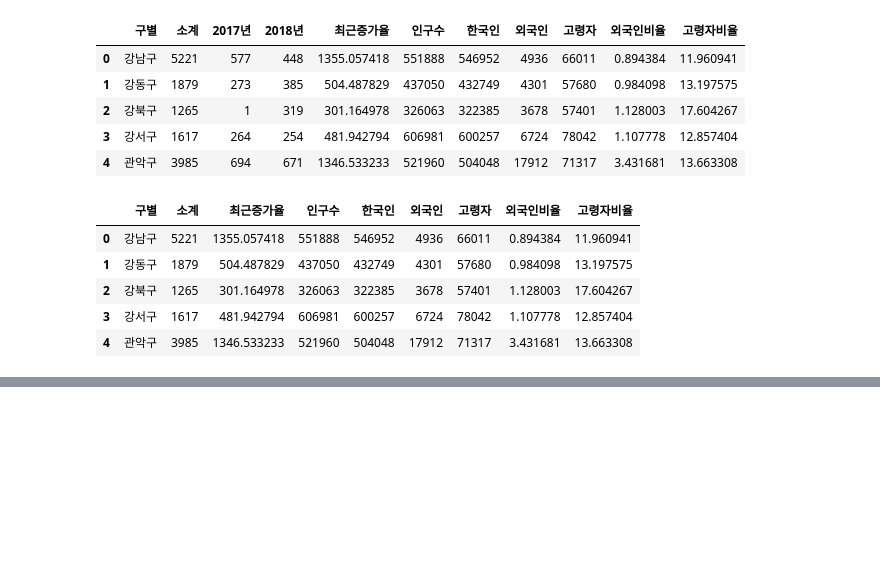
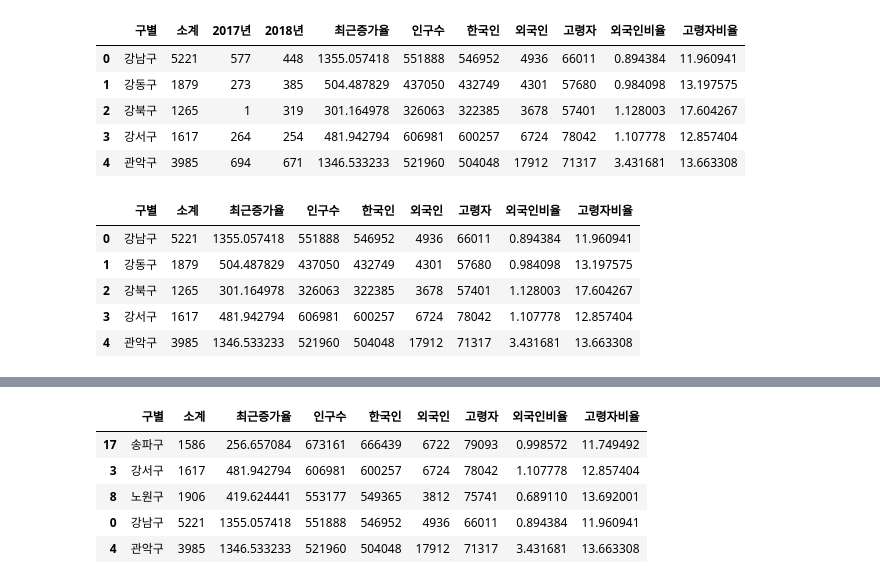
Before and after one commit to imn00133/PythonSeminar19, a Jupyter notebook: TeachingMaterials/insert_file/48_lecture_file/pandas_examples.ipynb, the cells around one changed output, grey strips where cells are left out. Saved outputs shown, nothing was run; the diff lists cells and outputs as text; code cells hidden in the pictures; blank space fills up the shorter version.

```diff
--- a/TeachingMaterials/insert_file/48_lecture_file/pandas_examples.ipynb
+++ b/TeachingMaterials/insert_file/48_lecture_file/pandas_examples.ipynb
@@ -746,0 +750,9 @@ data_result.head()
+# %%
+data_result.sort_values(by='인구수', ascending=False).head()
+# %% [output]
+|  | 구별 | 소계 | 최근증가율 | 인구수 | 한국인 | 외국인 | 고령자 | 외국인비율 | 고령자비율 |
+| 17 | 송파구 | 1586 | 256.657084 | 673161 | 666439 | 6722 | 79093 | 0.998572 | 11.749492 |
+| 3 | 강서구 | 1617 | 481.942794 | 606981 | 600257 | 6724 | 78042 | 1.107778 | 12.857404 |
+| 8 | 노원구 | 1906 | 419.624441 | 553177 | 549365 | 3812 | 75741 | 0.689110 | 13.692001 |
+| 0 | 강남구 | 5221 | 1355.057418 | 551888 | 546952 | 4936 | 66011 | 0.894384 | 11.960941 |
+| 4 | 관악구 | 3985 | 1346.533233 | 521960 | 504048 | 17912 | 71317 | 3.431681 | 13.663308 |
```
Also changed, not shown: parts of 34 cells of this notebook, 2 other files.
